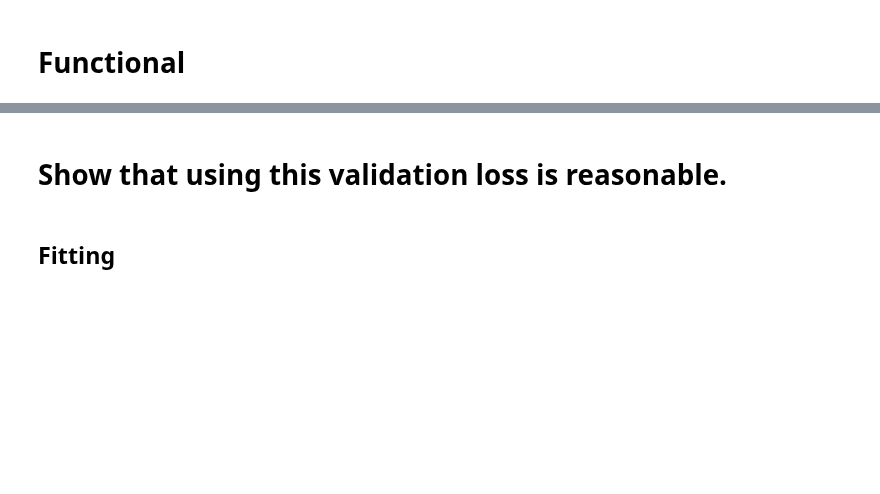
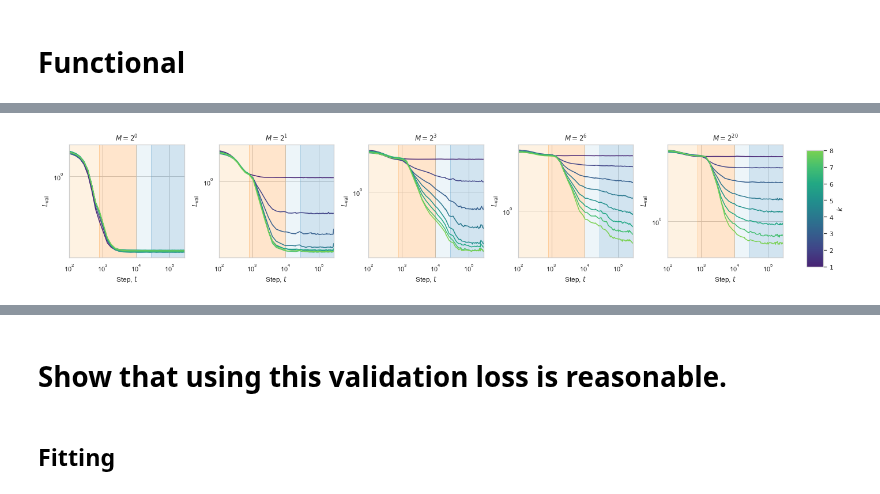
Before and after one commit to timaeus-research/icl, a Jupyter notebook: notebooks/small-model-report.ipynb, the cells around one changed output, grey strips where cells are left out. Saved outputs shown, nothing was run; the diff lists cells and outputs as text; code cells hidden in the pictures; blank space fills up the shorter version.

```diff
--- a/notebooks/small-model-report.ipynb
+++ b/notebooks/small-model-report.ipynb
@@ -202,22 +202,22 @@ plt.xscale("log")
 from matplotlib import patches
 
 
-MILESTONES = [
+TRANSITIONS = [
     (100, 800, 'A1'),
     (800, 10_000, 'A2'),
     (10_000, 28_000, 'B1'),
     (28_000, 280_000, 'B2'),
 ]
 
-INIT_X = MILESTONES[0][0]
-FINAL_X = MILESTONES[-1][1]
+INIT_X = TRANSITIONS[0][0]
+FINAL_X = TRANSITIONS[-1][1]
 
 MILESTONE_COLORS = [sns.color_palette("Paired")[i] for i in [6, 7, 0, 1]]
 # MILESTONE_COLORS = sns.color_palette("coolwarm_r")
 # MILESTONE_COLORS = sns.color_palette("vlag_r")
 
 
-def add_milestones(axes, milestones=MILESTONES, milestone_colors=MILESTONE_COLORS, max_step=np.inf, alpha=0.2):
+def add_milestones(axes, milestones=TRANSITIONS, milestone_colors=MILESTONE_COLORS, max_step=np.inf, alpha=0.2):
     for ax in axes.flatten():
         for color, (start, end, label) in zip(milestone_colors, milestones):
 
@@ -751,38 +767,40 @@ from matplotlib import colors as mcolors
 # LINE_PALETTE="viridis"
 # ALPHA=1
 
-fig, axes = plt.subplots(1, 4, figsize=(20, 5))
+fig, axes = plt.subplots(1, 5, figsize=(20, 4))
 
-for token, log2_M in enumerate([0, 1, 5, 20]):
+for token, log2_M in enumerate([0, 1, 3, 6, 20]):
     # Average across token colum
     ax = axes[token]
     functional_metrics_specific = functional_metrics.loc[functional_metrics.m == log2_M]
     sns.lineplot(data=functional_metrics_specific, x="step", y="loss", hue="token", palette=LINE_PALETTE, alpha=ALPHA, ax=ax)
     ax.set_title(f"$M = 2^{{{log2_M}}}$")
 
 
 for ax in axes.flatten():
     ax.set_yscale('log')
     ax.set_xscale("log")
     ax.set_xlim(INIT_X, FINAL_X)
     ax.set_xlabel("Step, $t$")
     ax.set_ylabel("$L_\mathrm{val}$")
     ax.legend().remove()
 
 add_milestones(axes, alpha=0.2) #, alpha=0.25)
 
 cbar_ax = fig.add_axes([0.93, 0.15, 0.02, 0.7])  # Adjust as necessary for position and size
 
 custom_cmap = mcolors.LinearSegmentedColormap.from_list("custom_cmap", LINE_PALETTE)
 
 sm = plt.cm.ScalarMappable(cmap=custom_cmap, norm=plt.Normalize(vmin=1, vmax=8), )
 sm._A = []  # Dummy array for the ScalarMappable.
 cbar = fig.colorbar(sm, cax=cbar_ax)
 
 tick_positions = range(1, len(LINE_PALETTE)+1)  # Positions for each color
 tick_labels = [f"${i}$" for i in range(1, len(LINE_PALETTE) + 1)] # Replace with your labels
 cbar.set_ticks(tick_positions)
 cbar.set_ticklabels(tick_labels)
 cbar.set_label("$k$")
 
 plt.tight_layout(rect=[0, 0, 0.91, 1])  # Adjust layout to make room for colorbar
+# %% [output]
+[figure, added]
```
Also changed, not shown: parts of 5 cells of this notebook, 3 other files.
